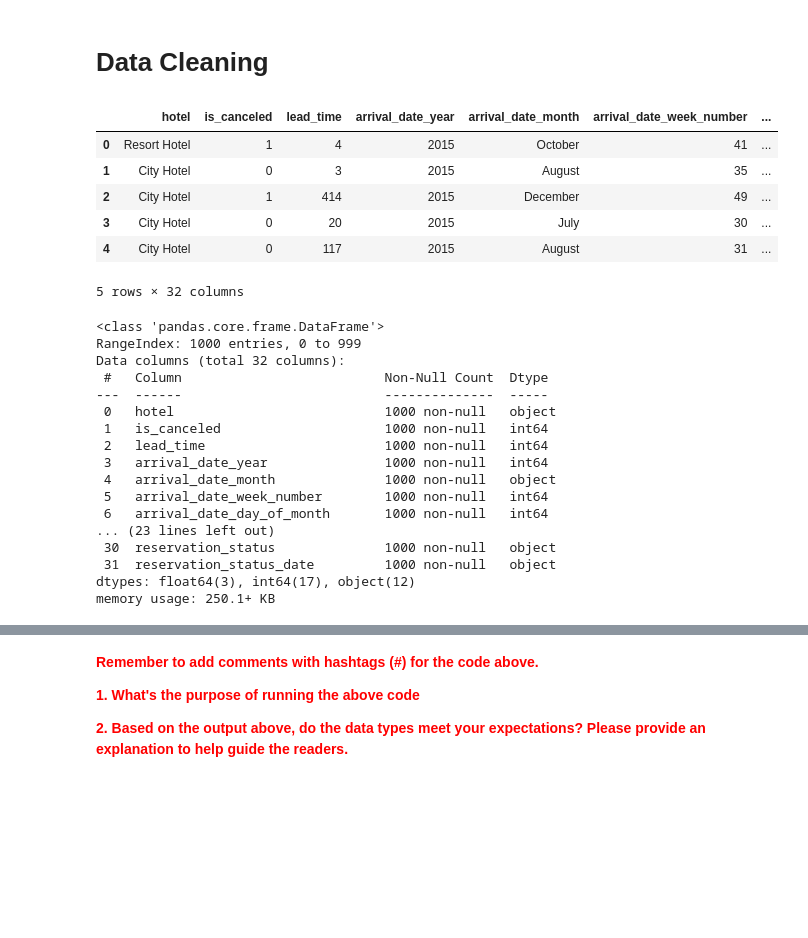
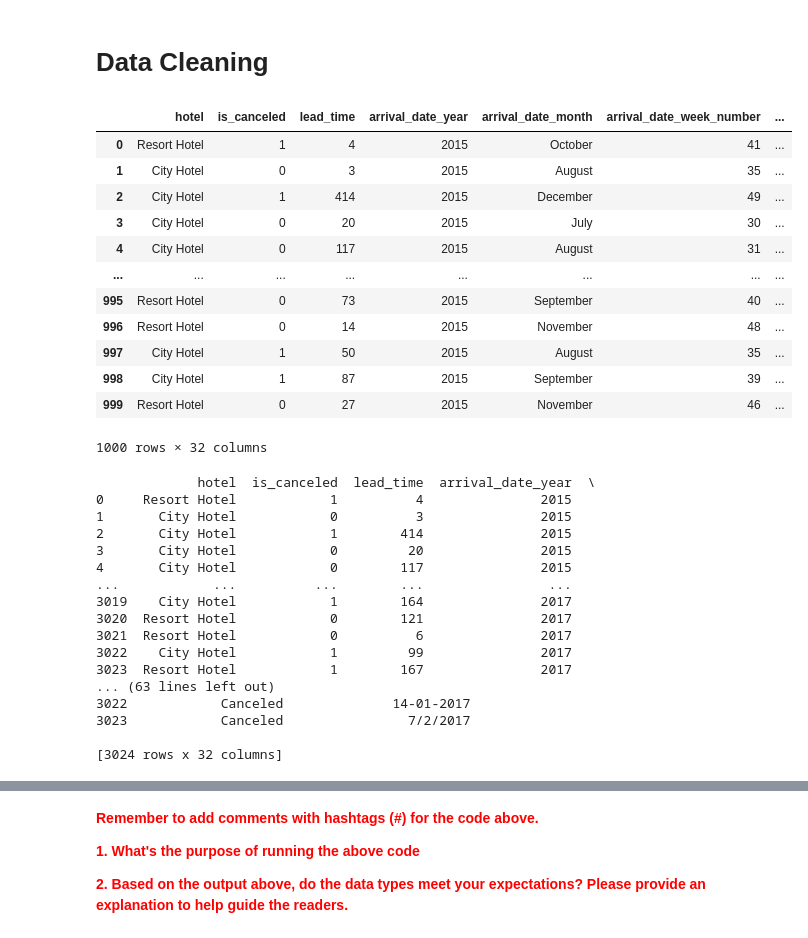
Before and after one commit to aliaghafur/P146222-_Project2, a Jupyter notebook: _P146222__Project_2_Hotel_Analysis_SEM1_20242025_20250126.ipynb, the cells around one changed output, grey strips where cells are left out. Saved outputs shown, nothing was run; the diff lists cells and outputs as text; code cells hidden in the pictures; blank space fills up the shorter version.

```diff
--- a/_P146222__Project_2_Hotel_Analysis_SEM1_20242025_20250126.ipynb
+++ b/_P146222__Project_2_Hotel_Analysis_SEM1_20242025_20250126.ipynb
@@ -80,33 +80,48 @@ import numpy as np
 # read the Data_2015.csv into data frames
 df = pd.read_csv('/content/Data_2015.csv')
 # %%
-# dataset only  for Data_2015
-df.head()
+# dataset only for Data_2015
+df
 # %% [output]
 |  | hotel | is_canceled | lead_time | arrival_date_year | arrival_date_month | arrival_date_week_number | ... |
 | 0 | Resort Hotel | 1 | 4 | 2015 | October | 41 | ... |
 | 1 | City Hotel | 0 | 3 | 2015 | August | 35 | ... |
 | 2 | City Hotel | 1 | 414 | 2015 | December | 49 | ... |
 | 3 | City Hotel | 0 | 20 | 2015 | July | 30 | ... |
 | 4 | City Hotel | 0 | 117 | 2015 | August | 31 | ... |
+| ... | ... | ... | ... | ... | ... | ... | ... |
+| 995 | Resort Hotel | 0 | 73 | 2015 | September | 40 | ... |
+| 996 | Resort Hotel | 0 | 14 | 2015 | November | 48 | ... |
+| 997 | City Hotel | 1 | 50 | 2015 | August | 35 | ... |
+| 998 | City Hotel | 1 | 87 | 2015 | September | 39 | ... |
+| 999 | Resort Hotel | 0 | 27 | 2015 | November | 46 | ... |
-5 rows × 32 columns
+1000 rows × 32 columns
-# %%
-df.info()
-# %% [output]
-<class 'pandas.core.frame.DataFrame'>
-RangeIndex: 1000 entries, 0 to 999
-Data columns (total 32 columns):
- #   Column                          Non-Null Count  Dtype
----  ------                          --------------  -----
- 0   hotel                           1000 non-null   object
- 1   is_canceled                     1000 non-null   int64
- 2   lead_time                       1000 non-null   int64
- 3   arrival_date_year               1000 non-null   int64
- 4   arrival_date_month              1000 non-null   object
- 5   arrival_date_week_number        1000 non-null   int64
- 6   arrival_date_day_of_month       1000 non-null   int64
-... (23 lines left out)
- 30  reservation_status              1000 non-null   object
- 31  reservation_status_date         1000 non-null   object
-dtypes: float64(3), int64(17), object(12)
-memory usage: 250.1+ KB
+# %%
+# combine the dataset from different csv file
+df_2015 = pd.read_csv('/content/Data_2015.csv')
+df_2016 = pd.read_csv('/content/Data_2016.csv')
+df_2017 = pd.read_csv('/content/Data_2017.csv')
+
+# concatenate the data frames
+merged_df = pd.concat([df_2015, df_2016, df_2017], ignore_index=True)
+
+# print the merged data
+print(merged_df)
+# %% [output]
+             hotel  is_canceled  lead_time  arrival_date_year  \
+0     Resort Hotel            1          4               2015
+1       City Hotel            0          3               2015
+2       City Hotel            1        414               2015
+3       City Hotel            0         20               2015
+4       City Hotel            0        117               2015
+...            ...          ...        ...                ...
+3019    City Hotel            1        164               2017
+3020  Resort Hotel            0        121               2017
+3021  Resort Hotel            0          6               2017
+3022    City Hotel            1         99               2017
+3023  Resort Hotel            1        167               2017
+... (63 lines left out)
+3022            Canceled              14-01-2017
+3023            Canceled                7/2/2017
+
+[3024 rows x 32 columns]
```
Also changed, not shown: parts of 6 cells of this notebook.
